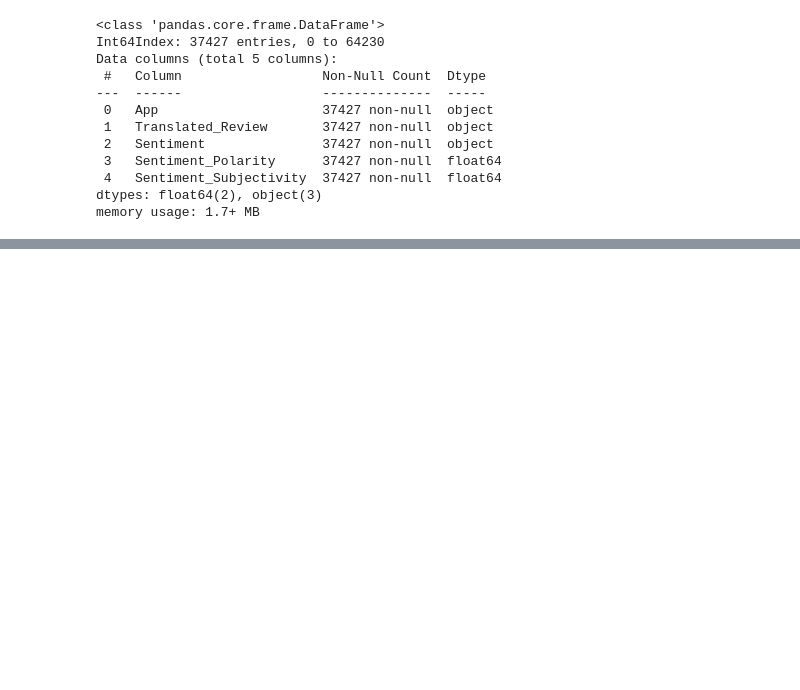
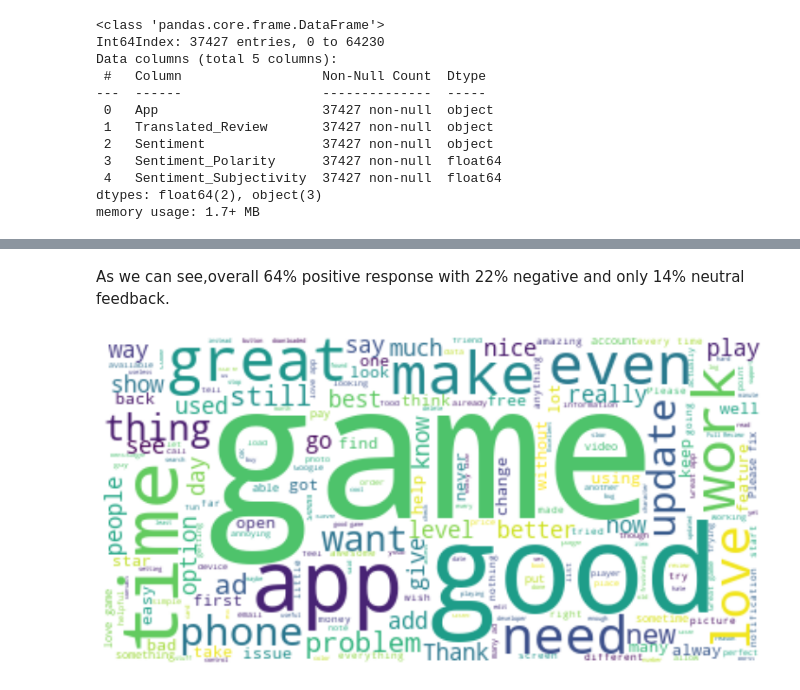
Before and after one commit to meetdelvadiya/Play-Store-App-Review-Analysis, a Jupyter notebook: Play_Store_App_Review_Analysis_Meet_Delvadiya.ipynb, the cells around one changed output, grey strips where cells are left out. Saved outputs shown, nothing was run; the diff lists cells and outputs as text; code cells hidden in the pictures; blank space fills up the shorter version.

```diff
--- a/Play_Store_App_Review_Analysis_Meet_Delvadiya.ipynb
+++ b/Play_Store_App_Review_Analysis_Meet_Delvadiya.ipynb
@@ -556,0 +599,16 @@ memory usage: 1.7+ MB
+# %% [markdown]
+As we can see,overall 64% positive response with 22% negative and only 14% neutral feedback.
+# %%
+#Wordcloud
+text = " ".join(review for review in df_user.Translated_Review)
+
+# Generate a word cloud image
+wordcloud = WordCloud(background_color="white").generate(text)
+
+# Display the generated image:
+# the matplotlib way:
+plt.imshow(wordcloud, interpolation='bilinear')
+plt.axis("off")
+plt.show()
+# %% [output]
+[figure, added]
```
Also changed, not shown: parts of 9 cells of this notebook.
